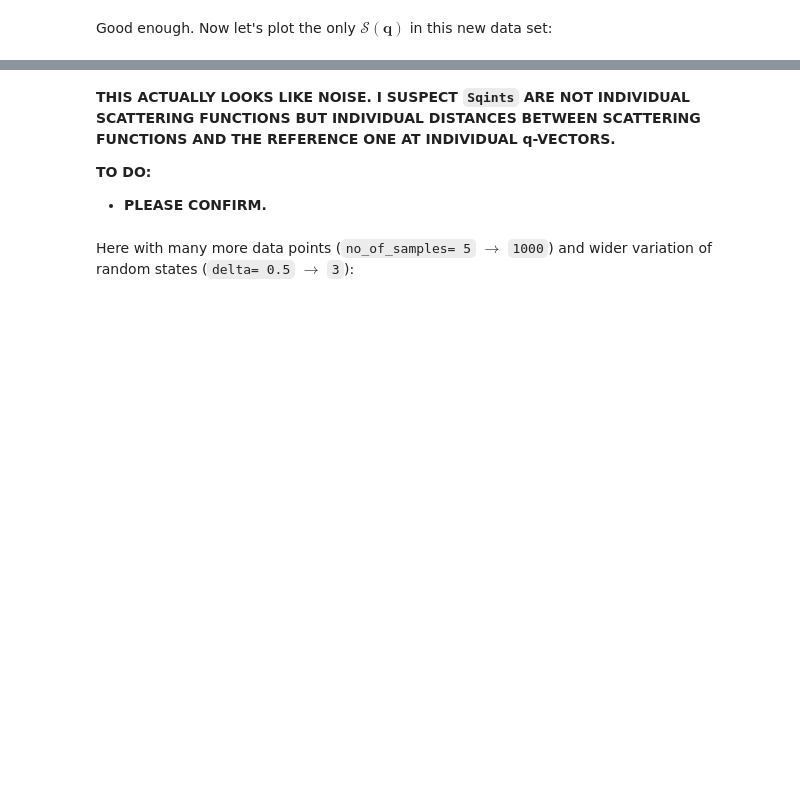
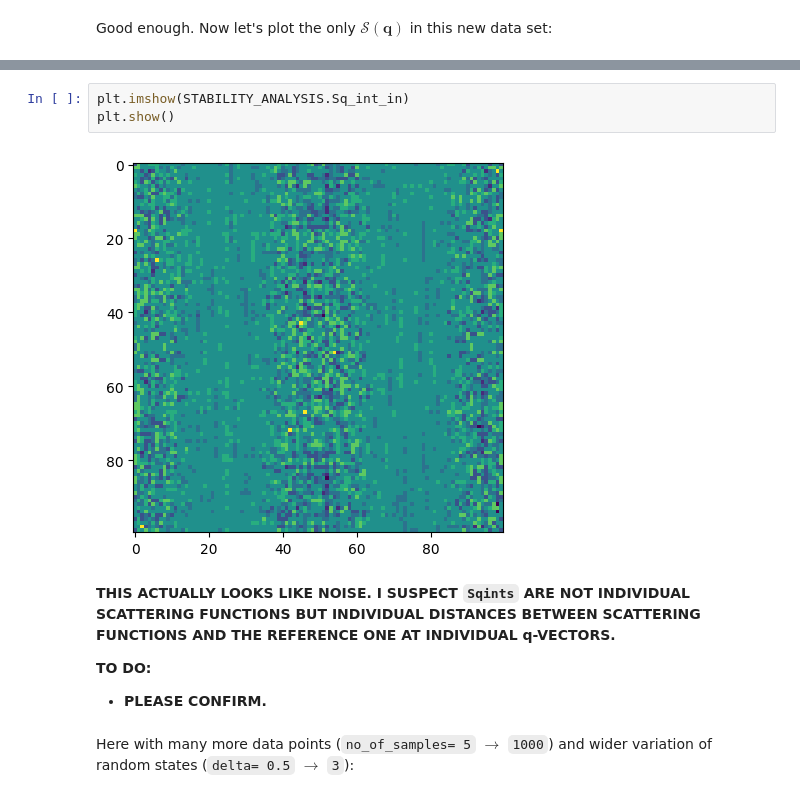
Before and after one commit to TymoteuszTula/FitnessLandscape, a Jupyter notebook: docs/basic_tutorial.ipynb, the cells around one changed output, grey strips where cells are left out. Saved outputs shown, nothing was run; the diff lists cells and outputs as text; blank space fills up the shorter version.

````diff
--- a/docs/basic_tutorial.ipynb
+++ b/docs/basic_tutorial.ipynb
@@ -360,3 +363,8 @@ for n in range(no_of_samples):
+# %%
+plt.imshow(STABILITY_ANALYSIS.Sq_int_in)
+plt.show()
+# %% [output]
+[figure, added]
 # %% [markdown]
 **THIS ACTUALLY LOOKS LIKE NOISE. I SUSPECT ```Sqints``` ARE NOT INDIVIDUAL SCATTERING FUNCTIONS BUT INDIVIDUAL DISTANCES BETWEEN SCATTERING FUNCTIONS AND THE REFERENCE ONE AT INDIVIDUAL q-VECTORS.**
 
````
Also changed, not shown: parts of 18 cells of this notebook, 1 other file.
